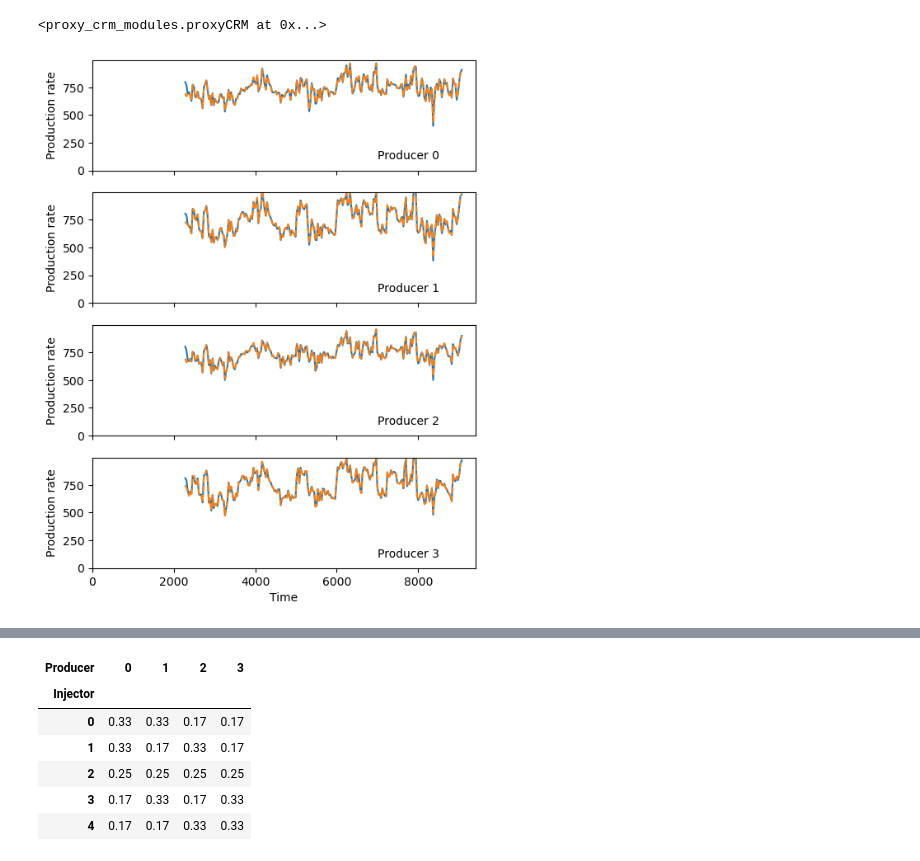
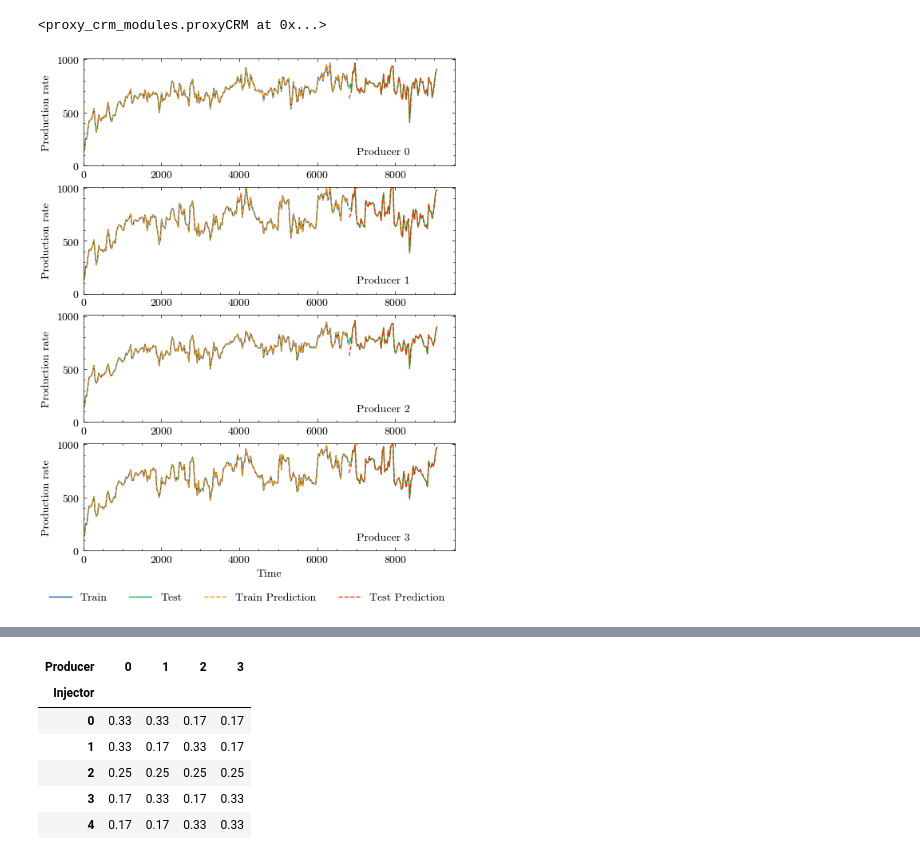
Before and after one commit to leleony/proxy-crm, a Jupyter notebook: main/exampleCase.ipynb, the cells around one changed output, grey strips where cells are left out. Cells and saved outputs as stored; diff of their text form; code cells hidden in the pictures.

```diff
--- a/main/exampleCase.ipynb
+++ b/main/exampleCase.ipynb
@@ -25,12 +33,18 @@ prod_shut_in[1] = padded_val[:len(prod_shut_in[1])]
 inj_shut_in = pd.read_csv(data_src + "injection.csv", header= None)
 
 # Get the column as a NumPy array
-column_val = inj_shut_in[1].to_numpy()
+column_val_i3 = inj_shut_in[2].to_numpy()
+column_val_i4 = inj_shut_in[3].to_numpy()
+column_val_i5 = inj_shut_in[4].to_numpy()
 
 # Pad the array with zeros at the beginning
-i = len(inj_shut_in[1])//2
-padded_val = np.insert(column_val, i, np.zeros(20))
-inj_shut_in[1] = padded_val[:len(inj_shut_in[1])]
+i = len(inj_shut_in)//2
+padded_val_i3 = np.insert(column_val_i3, i, np.zeros(20))
+padded_val_i4 = np.insert(column_val_i4, i, np.zeros(20))
+padded_val_i5 = np.insert(column_val_i5, i, np.zeros(20))
+inj_shut_in[2] = padded_val_i3[:len(inj_shut_in[2])]
+inj_shut_in[3] = padded_val_i4[:len(inj_shut_in[3])]
+inj_shut_in[4] = padded_val_i5[:len(inj_shut_in[4])]
 # %%
 pressure = 1000-prod*0.1
 # %%
@@ -40,17 +54,17 @@ prod_train = prod.values[:train_size]
 time_train = time.values[:train_size]
 press_train = pressure.values[:train_size]
 
-inj_test = inj.values[test_size:]
-prod_test = prod.values[test_size:]
-time_test = time.values[test_size:]
-press_test = pressure.values[test_size:]
+inj_test = inj.values[train_size:]
+prod_test = prod.values[train_size:]
+time_test = time.values[train_size:]
+press_test = pressure.values[train_size:]
 
 # for shut-in.
 inj_shut_in_train = inj_shut_in.values[:train_size]
 prod_shut_in_train = prod_shut_in.values[:train_size]
 
-inj_shut_in_test = inj_shut_in.values[test_size:]
-prod_shut_in_test = prod_shut_in.values[test_size:]
+inj_shut_in_test = inj_shut_in.values[train_size:]
+prod_shut_in_test = prod_shut_in.values[train_size:]
 # %%
 proxy_crm = pCRM.proxyCRM()
 # %%
@@ -58,7 +72,8 @@ proxy_crm.fit(prod_train, inj_train, press_train, time_train[:,0], num_cores=4)
 # %% [output]
 <proxy_crm_modules.proxyCRM at 0x...>
 # %%
-q_hat = proxy_crm.predict(inj = inj_test, time = time_test[:,0])
+q_hat_train = proxy_crm.predict()
+q_hat_test = proxy_crm.predict(inj = inj_test, time = time_test[:,0])
 # %%
 shut_in_test = pCRM.proxyCRM()
 shut_in_test.fit(prod_shut_in_train, inj_shut_in_train, press_train, time_train[:,0], num_cores=4)
@@ -69,13 +85,19 @@ q_hat_sh = shut_in_test.predict(inj = inj_shut_in_test, time = time_test[:,0])
+# %%
+import scienceplots
+plt.style.use(['science', 'no-latex'])
 # %%
-fig, axes = plt.subplots(len(prod.columns), figsize=(6, 8), sharex=True, sharey=True)
+fig, axes = plt.subplots(len(prod.columns), figsize=(6, 8), sharey=True)
 for i, p in enumerate(prod):
-    axes[i].plot(time_test, prod_test[:,p], label=f"test P{p}")
-    axes[i].plot(time_test, q_hat[:,p], ls="--", label=f"Prediction P{p}")
+    axes[i].plot(time_train, prod_train[:,p], label=f"Train")
+    axes[i].plot(time_test, prod_test[:,p], label=f"Test")
+    axes[i].plot(time_train, q_hat_train[:,p], ls="--", label=f"Train Prediction")
+    axes[i].plot(time_test, q_hat_test[:,p], ls="--", label=f"Test Prediction")
     axes[i].set(xlim=(0, None), ylim=(0, None), ylabel="Production rate")
     axes[i].annotate(f"Producer {p}", xy=(7000, 100))
-axes[i].set(xlabel="Time");
+axes[i].set(xlabel="Time")
+legend = axes[i].legend(bbox_to_anchor =(1, -0.3), ncol=4)
 # %% [output]
-[figure, old version]
+[figure, new version]
 # %%
 fig, axes = plt.subplots(len(prod.columns), figsize=(6, 8), sharex=True, sharey=True)
 
```
Also changed, not shown: parts of 9 cells of this notebook, 9 other files.
